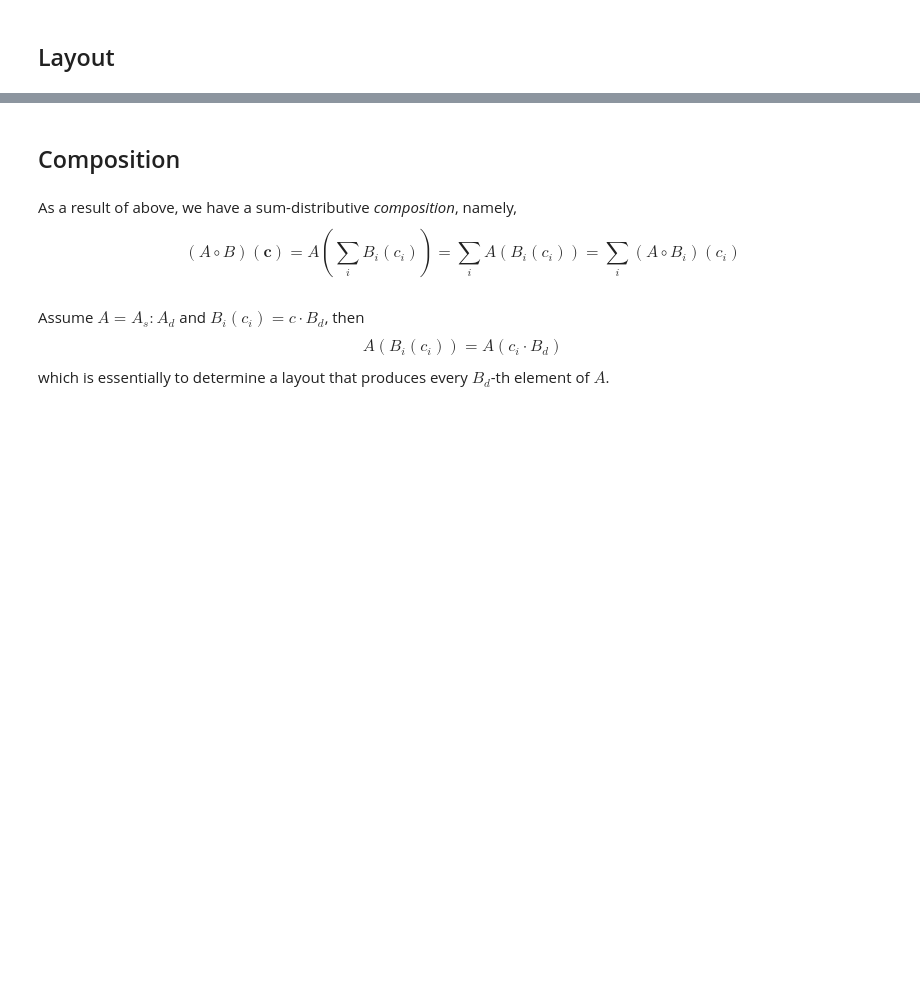
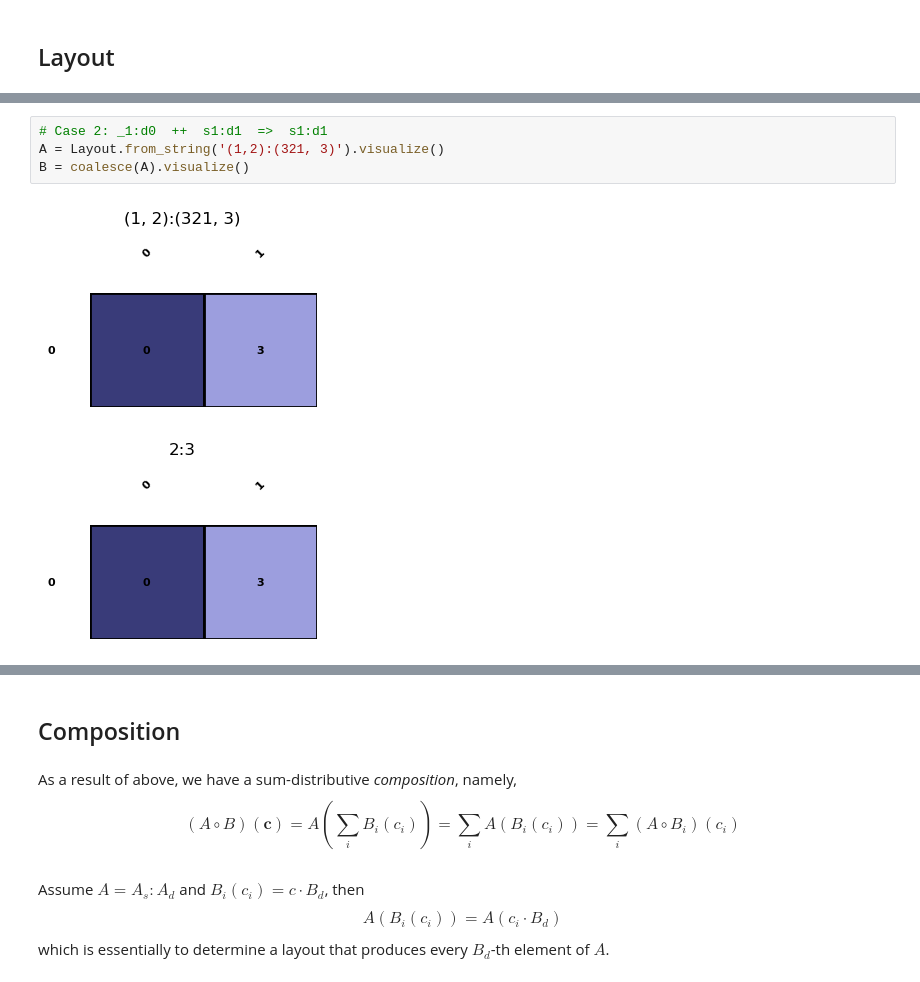
Before and after one commit to w32zhong/simp-intelligence, a Jupyter notebook: simp_intelligence/math/layout_basics.ipynb, the cells around one changed output, grey strips where cells are left out. Saved outputs shown, nothing was run; the diff lists cells and outputs as text; blank space fills up the shorter version.

```diff
--- a/simp_intelligence/math/layout_basics.ipynb
+++ b/simp_intelligence/math/layout_basics.ipynb
@@ -13,0 +33,7 @@ This property is also named "disjoint", it implies
+# %%
+# Case 2: _1:d0  ++  s1:d1  =>  s1:d1
+A = Layout.from_string('(1,2):(321, 3)').visualize()
+B = coalesce(A).visualize()
+# %% [output]
+[figure, added]
+[figure, added]
```
Also changed, not shown: parts of 9 cells of this notebook.
